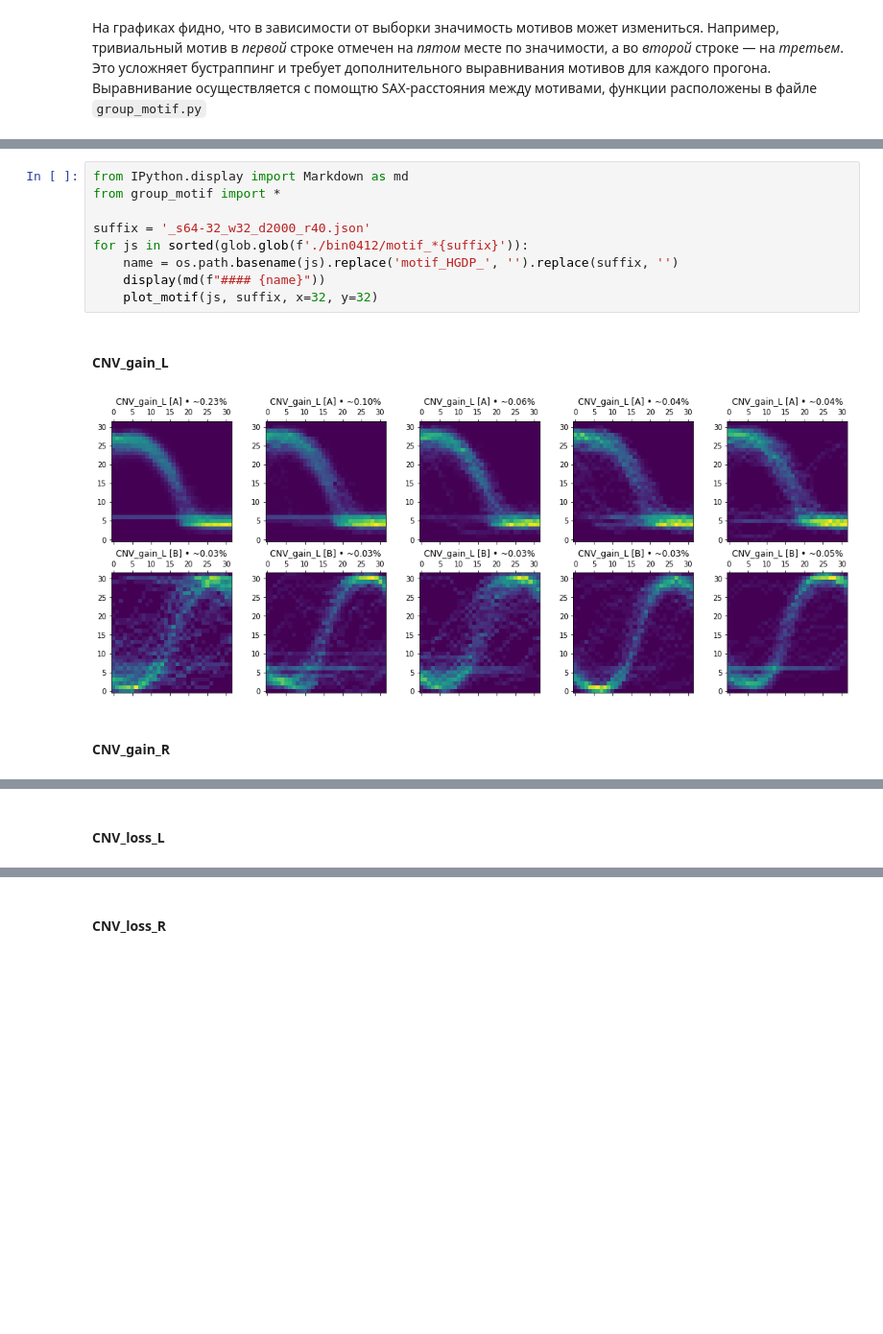
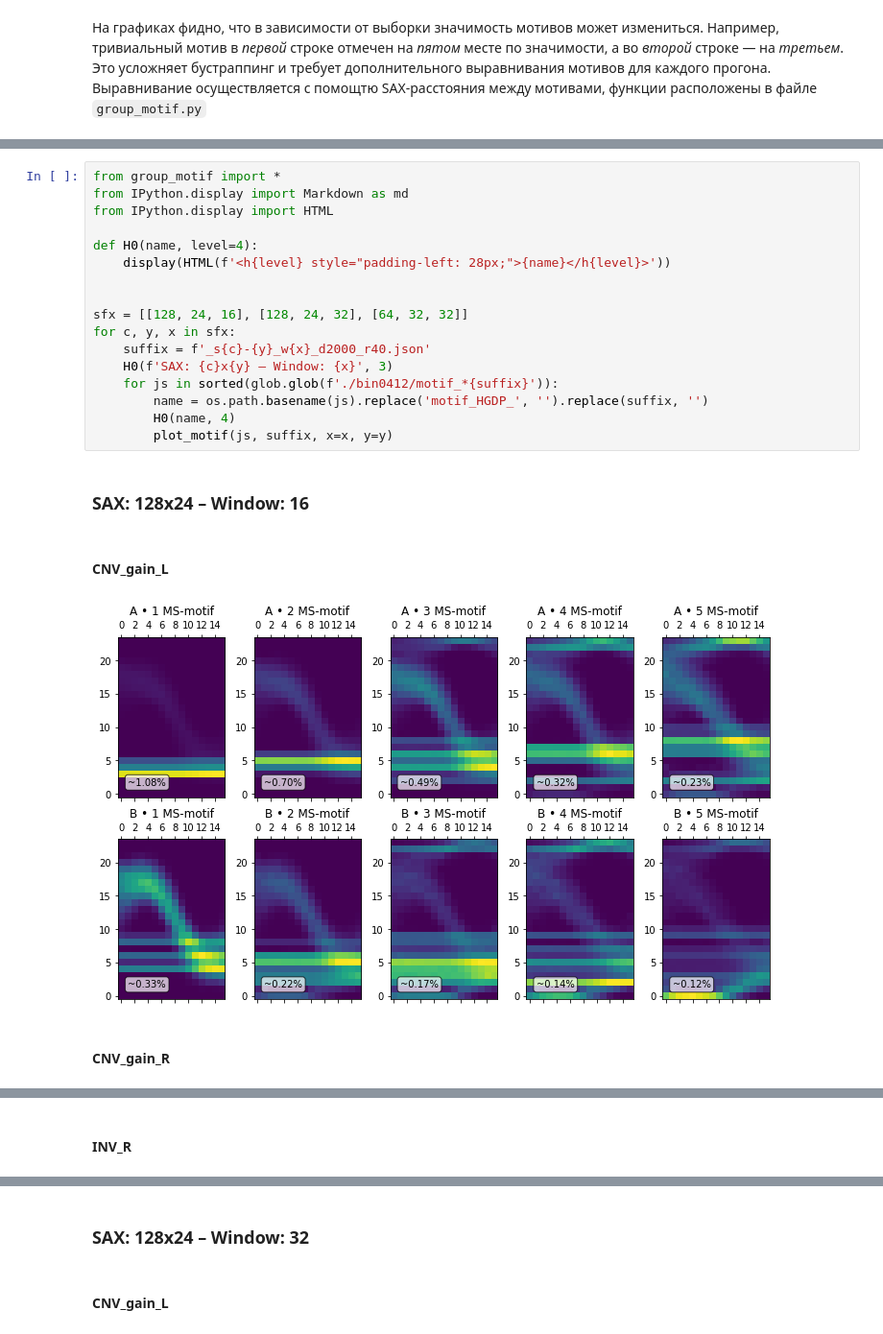
Before and after one commit to comp-bio/SWaveform, a Jupyter notebook: supplement/Index.ipynb, the cells around one changed output, grey strips where cells are left out. Shown at 96% size. Saved outputs shown, nothing was run; the diff lists cells and outputs as text; blank space fills up the shorter version.

Commit message:
+ Window size 128

```diff
--- a/supplement/Index.ipynb
+++ b/supplement/Index.ipynb
@@ -174,15 +180,24 @@ IPython.OutputArea.prototype._should_scroll = function(lines) { return false; }
 # %% [output]
 [interactive output not drawn]
 # %%
+from group_motif import *
 from IPython.display import Markdown as md
-from group_motif import *
+from IPython.display import HTML
 
-suffix = '_s64-32_w32_d2000_r40.json'
-for js in sorted(glob.glob(f'./bin0412/motif_*{suffix}')):
-    name = os.path.basename(js).replace('motif_HGDP_', '').replace(suffix, '')
-    display(md(f"#### {name}"))
-    plot_motif(js, suffix, x=32, y=32)
+def H0(name, level=4):
+    display(HTML(f'<h{level} style="padding-left: 28px;">{name}</h{level}>'))
+
+
+sfx = [[128, 24, 16], [128, 24, 32], [64, 32, 32]]
+for c, y, x in sfx:
+    suffix = f'_s{c}-{y}_w{x}_d2000_r40.json'
+    H0(f'SAX: {c}x{y} – Window: {x}', 3)
+    for js in sorted(glob.glob(f'./bin0412/motif_*{suffix}')):
+        name = os.path.basename(js).replace('motif_HGDP_', '').replace(suffix, '')
+        H0(name, 4)
+        plot_motif(js, suffix, x=x, y=y)
 # %% [output]
-#### CNV_gain_L
+SAX: 128x24 – Window: 16
+CNV_gain_L
-[figure, old version]
+[figure, new version]
-#### CNV_gain_R
+CNV_gain_R
@@ -190 +205 @@ for js in sorted(glob.glob(f'./bin0412/motif_*{suffix}')):
-#### CNV_loss_L
+INV_R
@@ -192 +207,2 @@ for js in sorted(glob.glob(f'./bin0412/motif_*{suffix}')):
-#### CNV_loss_R
+SAX: 128x24 – Window: 32
+CNV_gain_L
```
Also changed, not shown: parts of 3 cells of this notebook, 1 other file.
